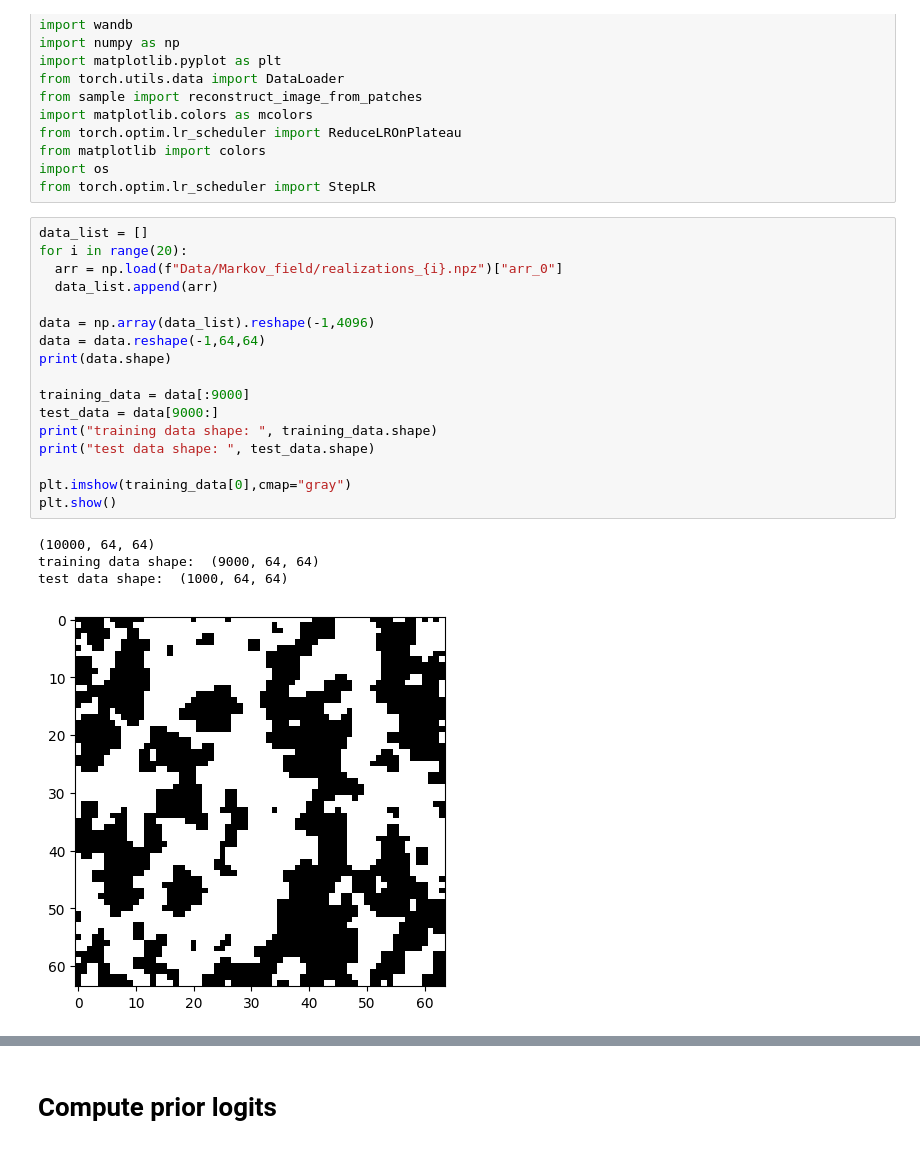
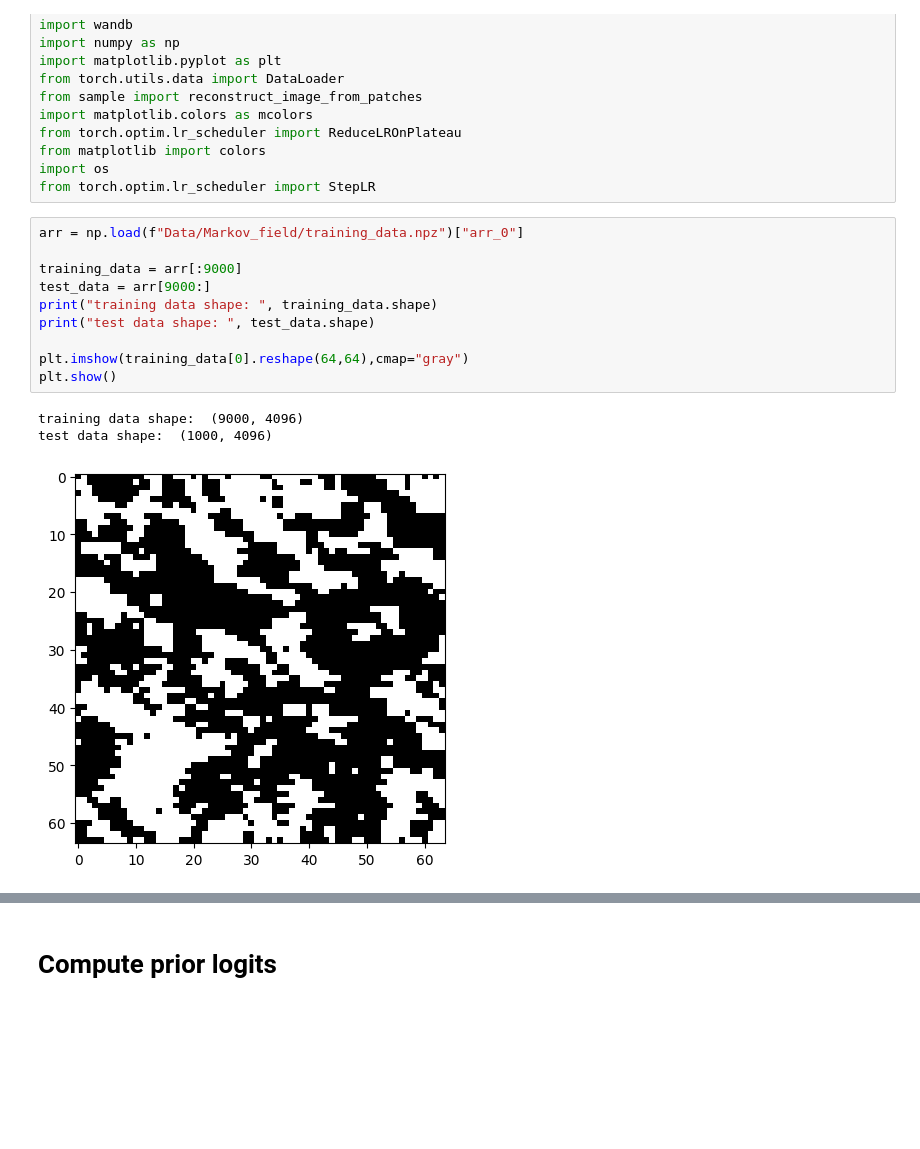
Before and after one commit to OscarOvanger/GeoDecepticon, a Jupyter notebook: training_notebook.ipynb, the cells around one changed output, grey strips where cells are left out. Saved outputs shown, nothing was run; the diff lists cells and outputs as text; blank space fills up the shorter version.

```diff
--- a/training_notebook.ipynb
+++ b/training_notebook.ipynb
@@ -59,24 +397,16 @@ from matplotlib import colors
 import os
 from torch.optim.lr_scheduler import StepLR
 # %%
-data_list = []
-for i in range(20):
-  arr = np.load(f"Data/Markov_field/realizations_{i}.npz")["arr_0"]
-  data_list.append(arr)
+arr = np.load(f"Data/Markov_field/training_data.npz")["arr_0"]
 
-data = np.array(data_list).reshape(-1,4096)
-data = data.reshape(-1,64,64)
-print(data.shape)
-
-training_data = data[:9000]
-test_data = data[9000:]
+training_data = arr[:9000]
+test_data = arr[9000:]
 print("training data shape: ", training_data.shape)
 print("test data shape: ", test_data.shape)
 
-plt.imshow(training_data[0],cmap="gray")
+plt.imshow(training_data[0].reshape(64,64),cmap="gray")
 plt.show()
 # %% [output]
-(10000, 64, 64)
-training data shape:  (9000, 64, 64)
-test data shape:  (1000, 64, 64)
+training data shape:  (9000, 4096)
+test data shape:  (1000, 4096)
-[figure, old version]
+[figure, new version]
```
Also changed, not shown: parts of 9 cells of this notebook.
